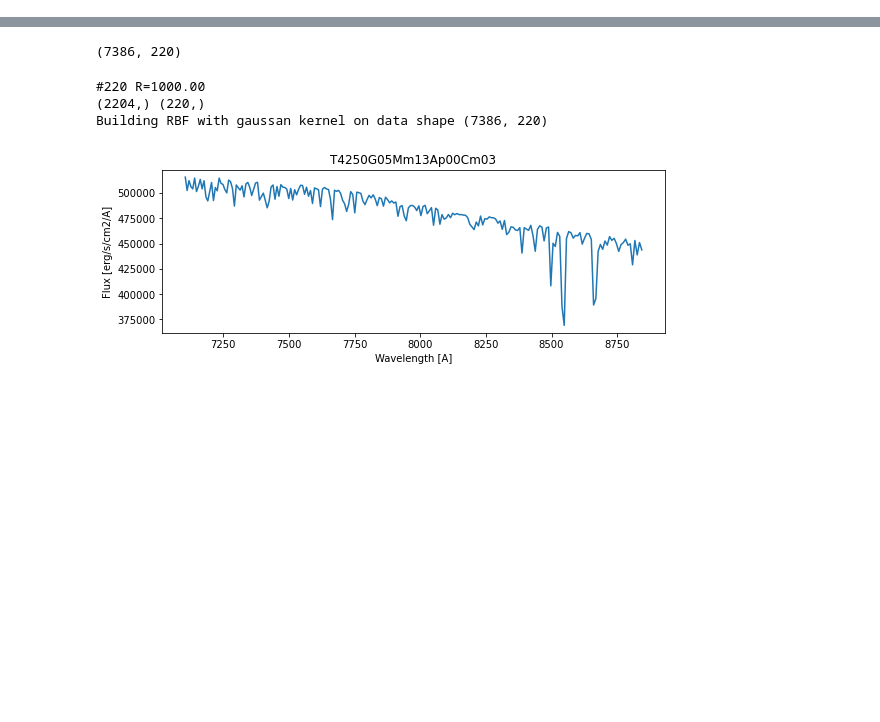
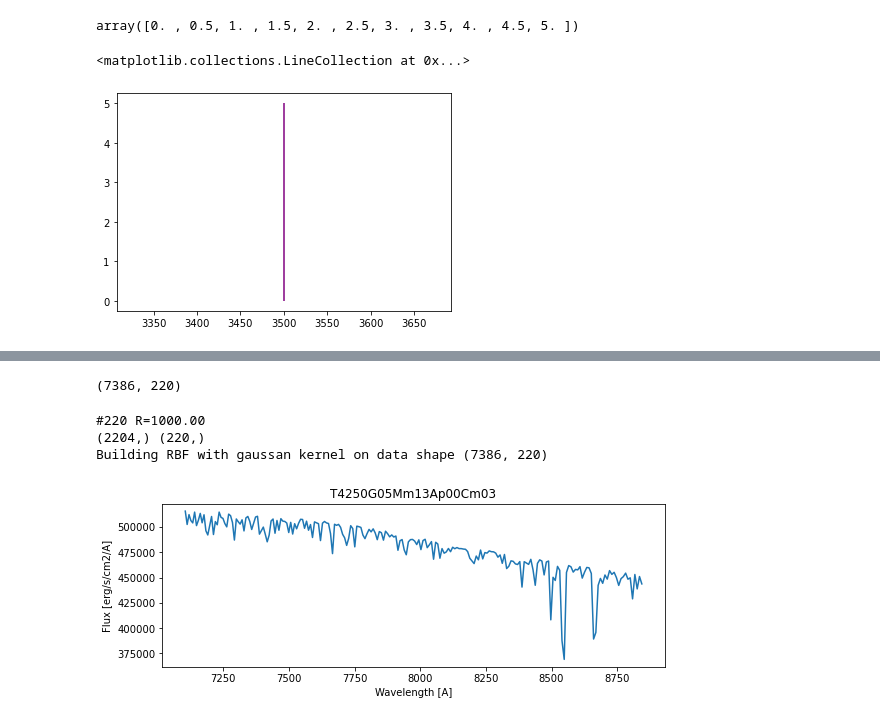
Before and after one commit to ViskaWei/PIML_v0, a Jupyter notebook: nb/M31G.ipynb, the cells around one changed output, grey strips where cells are left out. Saved outputs shown, nothing was run; the diff lists cells and outputs as text; code cells hidden in the pictures; blank space fills up the shorter version.

```diff
--- a/nb/M31G.ipynb
+++ b/nb/M31G.ipynb
@@ -18,3 +18,9 @@ sys.path.insert(0, PROJECT_PATH)
 from PIML.box.boxWR import BoxWR
 # %%
 bb = BoxWR()
+# %%
+dfpara = bb.IO.read_dfpara()
+# %%
+a = dfpara.values[:,[1,2]]
+# %%
+data = np.unique(a, axis=0)
@@ -20,0 +29,13 @@ bb = BoxWR()
+# %%
+data[data[:,0]==5000][:,1]
+# %% [output]
+array([0. , 0.5, 1. , 1.5, 2. , 2.5, 3. , 3.5, 4. , 4.5, 5. ])
+# %%
+idx=0
+x = bb.UT[idx]
+ys = data[data[:,0]==x][:,1]
+plt.vlines(x = x, ymin = min(ys), ymax = max(ys),
+           colors = 'purple')
+# %% [output]
+<matplotlib.collections.LineCollection at 0x...>
+[figure, added]
```
Also changed, not shown: parts of 3 cells of this notebook, 6 other files.
